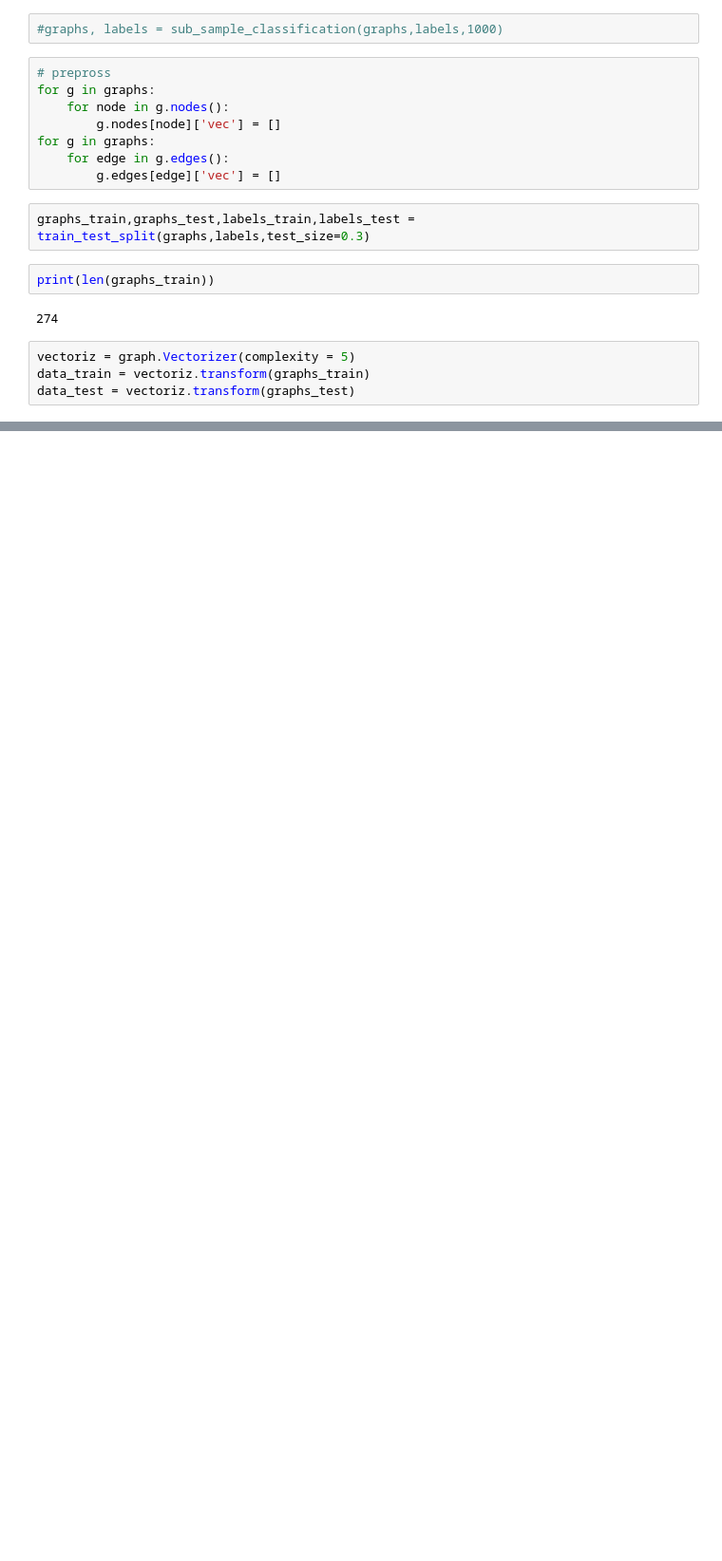
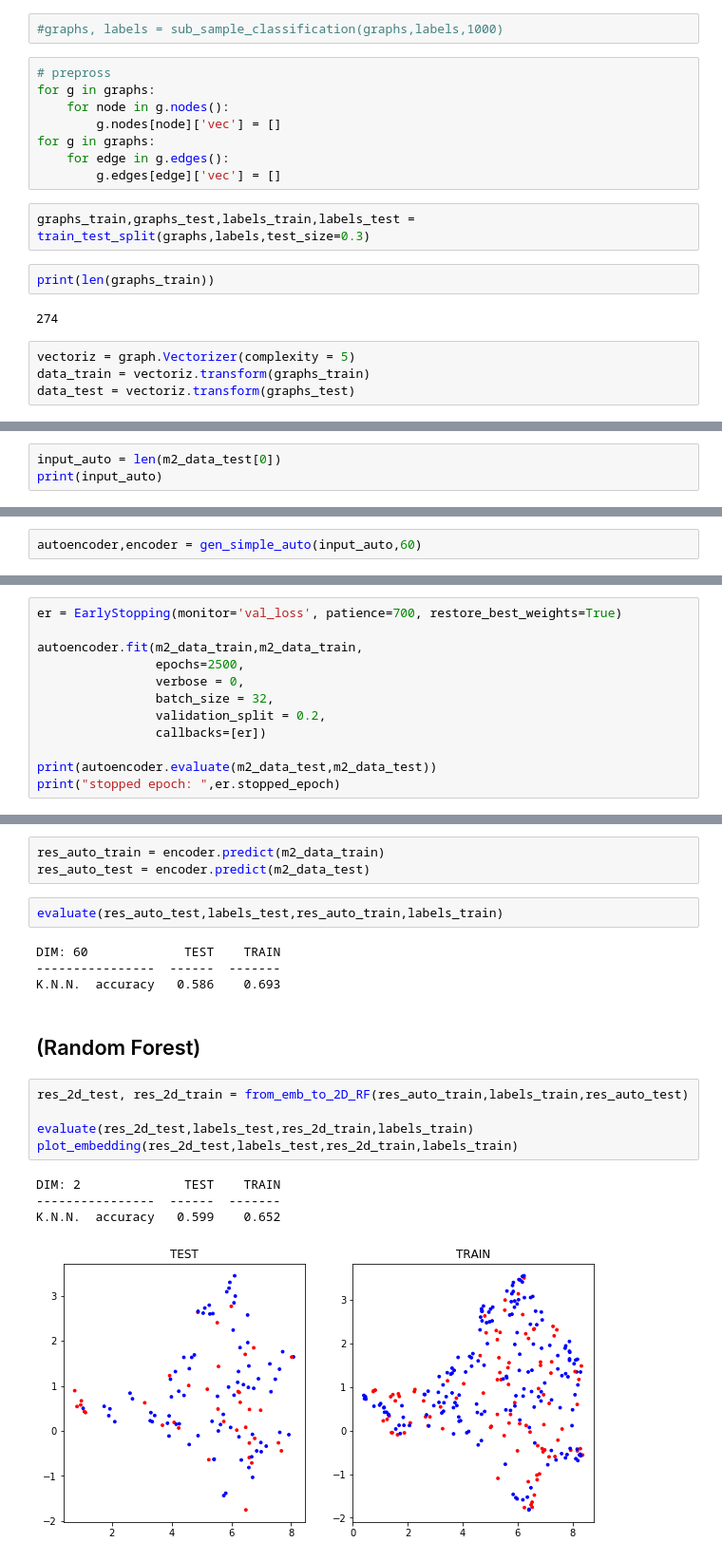
Before and after one commit to AntonioLonga/Master-thesis, a Jupyter notebook: Experiments/test_SUP_AUTOENCODER/Supervised Autoencoder Vs 624249.ipynb, the cells around one changed output, grey strips where cells are left out. Shown: that part at 95% size. Cells and saved outputs as stored; diff of their text form; blank space fills up the shorter version.

```diff
--- a/Experiments/test_SUP_AUTOENCODER/Supervised Autoencoder Vs 624249.ipynb
+++ b/Experiments/test_SUP_AUTOENCODER/Supervised Autoencoder Vs 624249.ipynb
@@ -769,0 +137,3 @@ def plot_auto(pred_test,pred_train,data_test,data_train):
+# %%
+input_auto = len(m2_data_test[0])
+print(input_auto)
@@ -769,0 +142,2 @@ def plot_auto(pred_test,pred_train,data_test,data_train):
+# %%
+autoencoder,encoder = gen_simple_auto(input_auto,60)
@@ -769,0 +148,12 @@ def plot_auto(pred_test,pred_train,data_test,data_train):
+# %%
+er = EarlyStopping(monitor='val_loss', patience=700, restore_best_weights=True)
+
+autoencoder.fit(m2_data_train,m2_data_train,
+                epochs=2500,
+                verbose = 0,
+                batch_size = 32,
+                validation_split = 0.2,
+                callbacks=[er])
+
+print(autoencoder.evaluate(m2_data_test,m2_data_test))
+print("stopped epoch: ",er.stopped_epoch)
@@ -769,0 +169,21 @@ def plot_auto(pred_test,pred_train,data_test,data_train):
+# %%
+res_auto_train = encoder.predict(m2_data_train)
+res_auto_test = encoder.predict(m2_data_test)
+# %%
+evaluate(res_auto_test,labels_test,res_auto_train,labels_train)
+# %% [output]
+DIM: 60             TEST    TRAIN
+----------------  ------  -------
+K.N.N.  accuracy   0.586    0.693
+# %% [markdown]
+## (Random Forest)
+# %%
+res_2d_test, res_2d_train = from_emb_to_2D_RF(res_auto_train,labels_train,res_auto_test)
+
+evaluate(res_2d_test,labels_test,res_2d_train,labels_train)
+plot_embedding(res_2d_test,labels_test,res_2d_train,labels_train)
+# %% [output]
+DIM: 2              TEST    TRAIN
+----------------  ------  -------
+K.N.N.  accuracy   0.599    0.652
+[figure, added]
```
Also changed, not shown: parts of 105 cells of this notebook, 1 other file.
